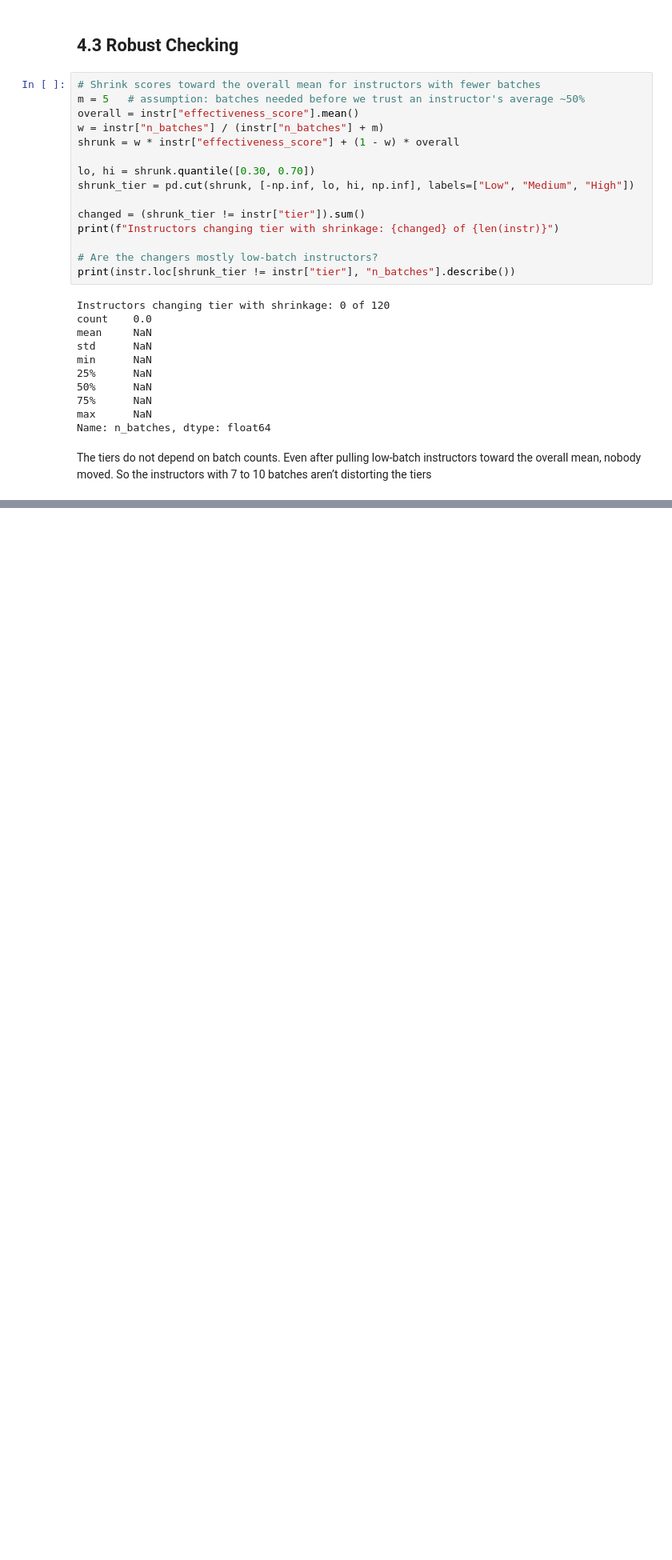
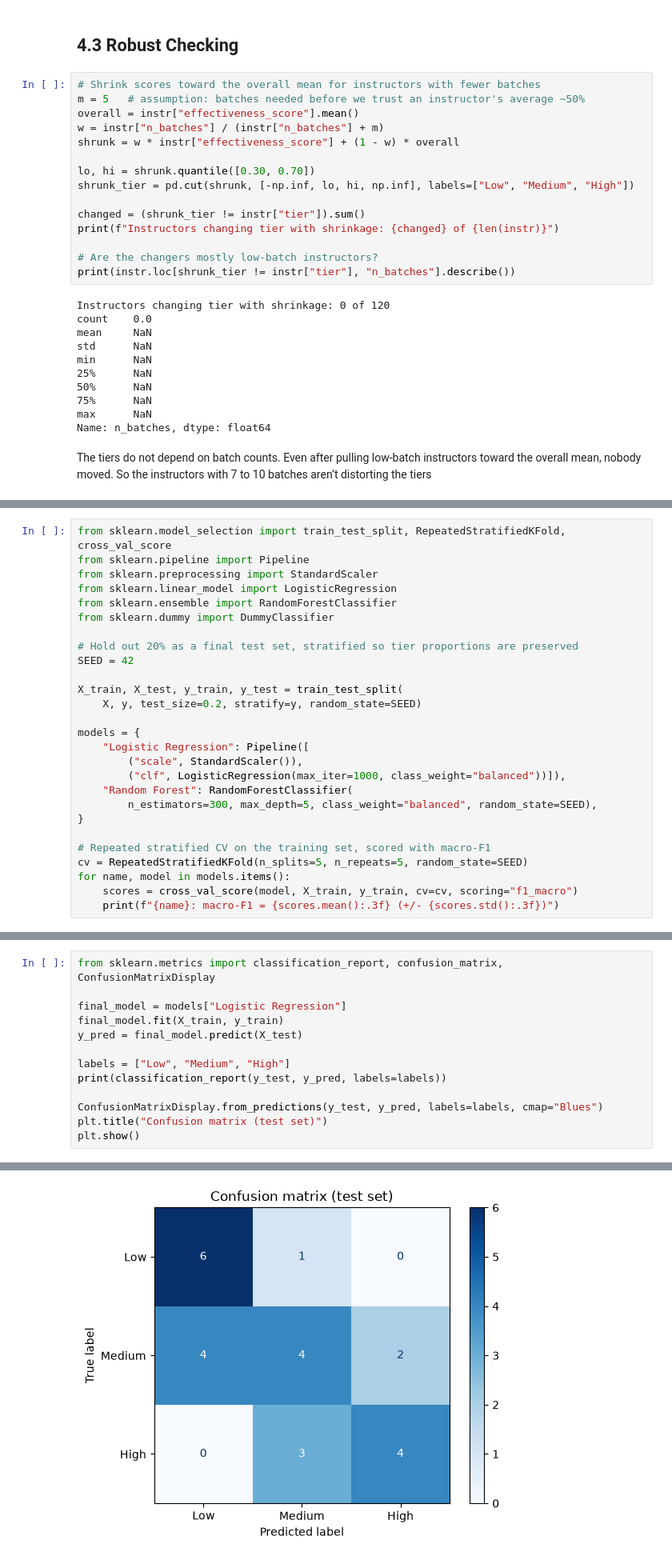
Before and after one commit to MdSahil1702/InternshipAssignments, a Jupyter notebook: Accredian Data Science & AI Content Specialist internship/Instructor_Effectiveness_Modeling.ipynb, the cells around one changed output, grey strips where cells are left out. Shown at 80% size. Cells and saved outputs as stored; diff of their text form; blank space fills up the shorter version.

Commit message:
building the model

```diff
--- a/Accredian Data Science & AI Content Specialist internship/Instructor_Effectiveness_Modeling.ipynb
+++ b/Accredian Data Science & AI Content Specialist internship/Instructor_Effectiveness_Modeling.ipynb
@@ -402,0 +432,27 @@ The tiers do not depend on batch counts. Even after pulling low-batch instructor
+# %%
+from sklearn.model_selection import train_test_split, RepeatedStratifiedKFold, cross_val_score
+from sklearn.pipeline import Pipeline
+from sklearn.preprocessing import StandardScaler
+from sklearn.linear_model import LogisticRegression
+from sklearn.ensemble import RandomForestClassifier
+from sklearn.dummy import DummyClassifier
+
+# Hold out 20% as a final test set, stratified so tier proportions are preserved
+SEED = 42
+
+X_train, X_test, y_train, y_test = train_test_split(
+    X, y, test_size=0.2, stratify=y, random_state=SEED)
+
+models = {
+    "Logistic Regression": Pipeline([
+        ("scale", StandardScaler()),
+        ("clf", LogisticRegression(max_iter=1000, class_weight="balanced"))]),
+    "Random Forest": RandomForestClassifier(
+        n_estimators=300, max_depth=5, class_weight="balanced", random_state=SEED),
+}
+
+# Repeated stratified CV on the training set, scored with macro-F1
+cv = RepeatedStratifiedKFold(n_splits=5, n_repeats=5, random_state=SEED)
+for name, model in models.items():
+    scores = cross_val_score(model, X_train, y_train, cv=cv, scoring="f1_macro")
+    print(f"{name}: macro-F1 = {scores.mean():.3f} (+/- {scores.std():.3f})")
@@ -402,0 +464,14 @@ The tiers do not depend on batch counts. Even after pulling low-batch instructor
+# %%
+from sklearn.metrics import classification_report, confusion_matrix, ConfusionMatrixDisplay
+
+final_model = models["Logistic Regression"]
+final_model.fit(X_train, y_train)
+y_pred = final_model.predict(X_test)
+
+labels = ["Low", "Medium", "High"]
+print(classification_report(y_test, y_pred, labels=labels))
+
+ConfusionMatrixDisplay.from_predictions(y_test, y_pred, labels=labels, cmap="Blues")
+plt.title("Confusion matrix (test set)")
+plt.show()
+# %% [output]
@@ -402,0 +487 @@ The tiers do not depend on batch counts. Even after pulling low-batch instructor
+[figure, added]
```
Also changed, not shown: parts of 9 cells of this notebook.
